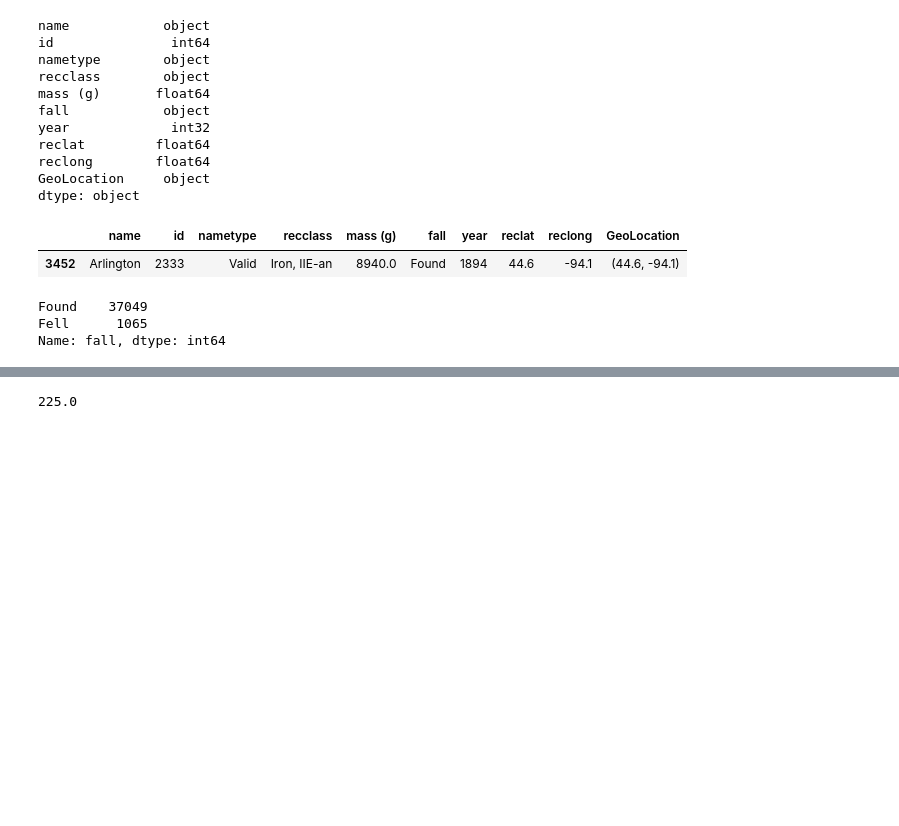
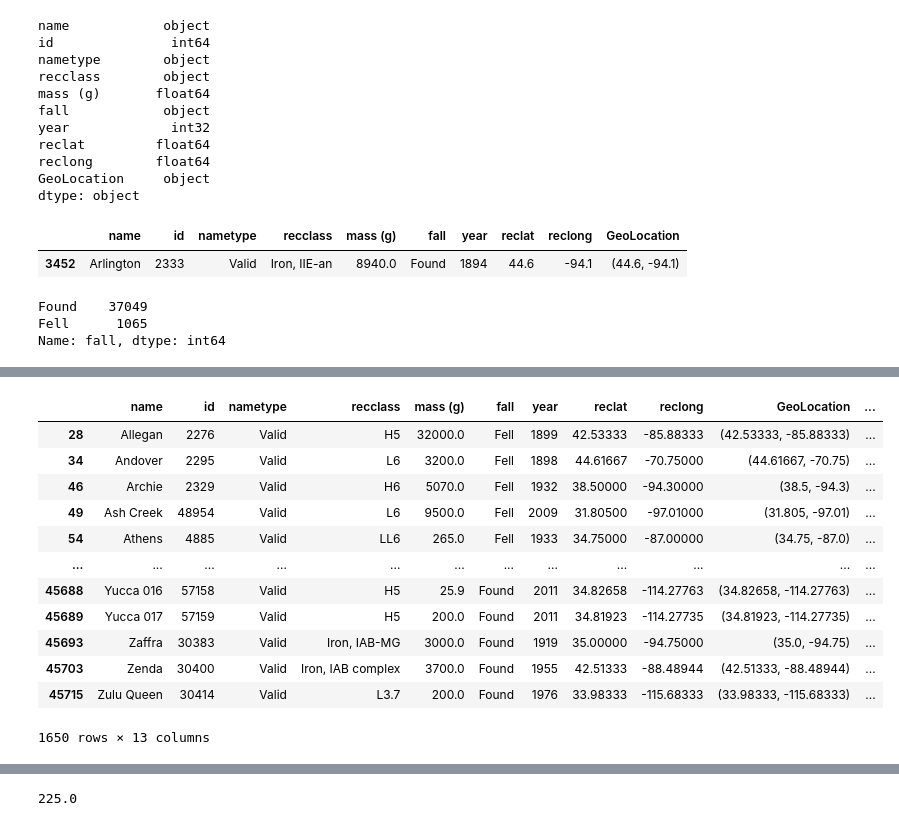
Before and after one commit to gwroth89/meteorite-ml-project, a Jupyter notebook: meteorite_chris.ipynb, the cells around one changed output, grey strips where cells are left out. Saved outputs shown, nothing was run; the diff lists cells and outputs as text; code cells hidden in the pictures; blank space fills up the shorter version.

```diff
--- a/meteorite_chris.ipynb
+++ b/meteorite_chris.ipynb
@@ -264,0 +276,17 @@ See the caveats in the documentation: https://pandas.pydata.org/pandas-docs/stab
+# %%
+us_meteor_data = us_meteor_data.loc[us_meteor_data['country']=='United States'].copy()
+us_meteor_data
+# %% [output]
+|  | name | id | nametype | recclass | mass (g) | fall | year | reclat | reclong | GeoLocation | ... |
+| 28 | Allegan | 2276 | Valid | H5 | 32000.0 | Fell | 1899 | 42.53333 | -85.88333 | (42.53333, -85.88333) | ... |
+| 34 | Andover | 2295 | Valid | L6 | 3200.0 | Fell | 1898 | 44.61667 | -70.75000 | (44.61667, -70.75) | ... |
+| 46 | Archie | 2329 | Valid | H6 | 5070.0 | Fell | 1932 | 38.50000 | -94.30000 | (38.5, -94.3) | ... |
+| 49 | Ash Creek | 48954 | Valid | L6 | 9500.0 | Fell | 2009 | 31.80500 | -97.01000 | (31.805, -97.01) | ... |
+| 54 | Athens | 4885 | Valid | LL6 | 265.0 | Fell | 1933 | 34.75000 | -87.00000 | (34.75, -87.0) | ... |
+| ... | ... | ... | ... | ... | ... | ... | ... | ... | ... | ... | ... |
+| 45688 | Yucca 016 | 57158 | Valid | H5 | 25.9 | Found | 2011 | 34.82658 | -114.27763 | (34.82658, -114.27763) | ... |
+| 45689 | Yucca 017 | 57159 | Valid | H5 | 200.0 | Found | 2011 | 34.81923 | -114.27735 | (34.81923, -114.27735) | ... |
+| 45693 | Zaffra | 30383 | Valid | Iron, IAB-MG | 3000.0 | Found | 1919 | 35.00000 | -94.75000 | (35.0, -94.75) | ... |
+| 45703 | Zenda | 30400 | Valid | Iron, IAB complex | 3700.0 | Found | 1955 | 42.51333 | -88.48944 | (42.51333, -88.48944) | ... |
+| 45715 | Zulu Queen | 30414 | Valid | L3.7 | 200.0 | Found | 1976 | 33.98333 | -115.68333 | (33.98333, -115.68333) | ... |
+1650 rows × 13 columns
```
Also changed, not shown: parts of 26 cells of this notebook, 2 other files.
